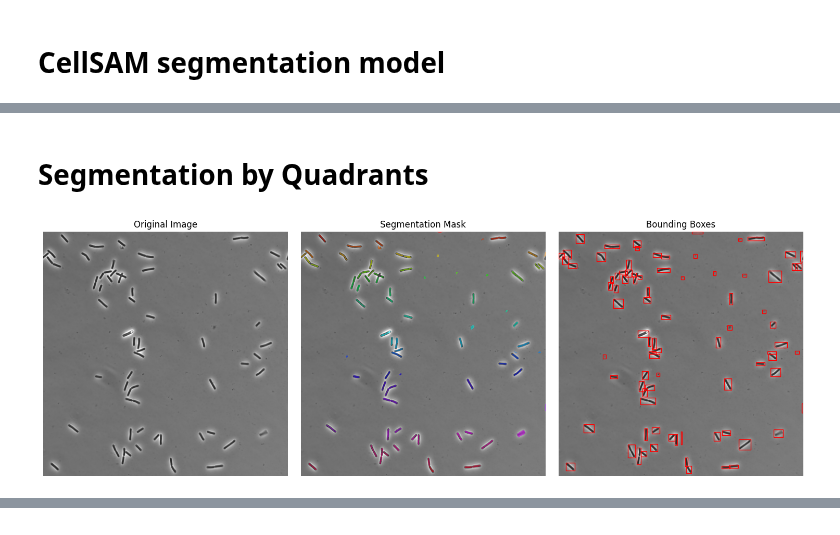
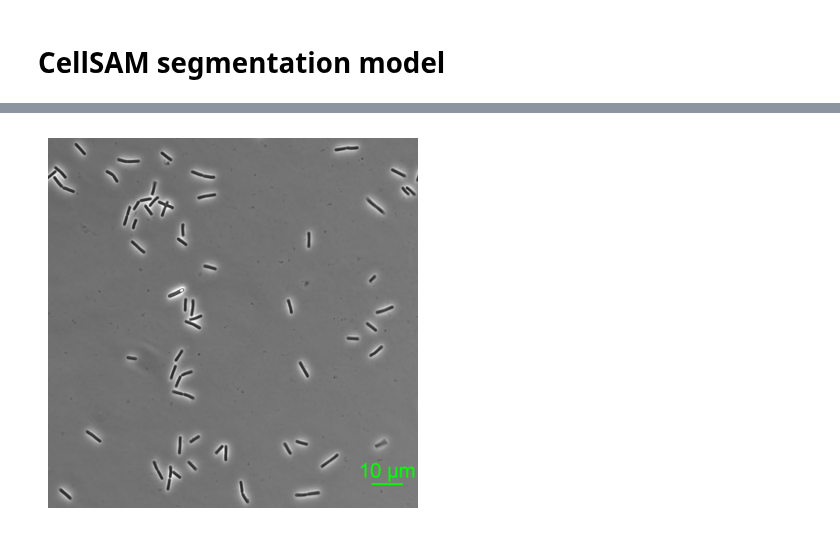
Before and after one commit to LennonLab/sporeAI, a Jupyter notebook: colab_notebooks/cellSAM_final.ipynb, the cells around one changed output, grey strips where cells are left out. Drawn from its saved outputs; the diff is of its cells as text; code cells hidden in the pictures.

```diff
--- a/colab_notebooks/cellSAM_final.ipynb
+++ b/colab_notebooks/cellSAM_final.ipynb
@@ -287,2 +232,0 @@ TODO:
-# %% [markdown]
-# Segmentation by Quadrants
@@ -480,7 +233,6 @@ class QuadrantSegmenter:
-# %%
-base_segmenter = Segmenter(bbox_threshold=0.14)
-quad_segmenter = QuadrantSegmenter(base_segmenter)
-quad_mask, quad_boxes = quad_segmenter.segment_by_quadrants(img1, remove_small_obj=True, min_size=350)
-quad_segmenter.visualize(img1, quad_mask, quad_boxes)
-# %% [output]
-[figure, removed]
+# %%
+test = CellSeg()
+# %%
+test.load_image(imgpath)
+test.visualize()
+# %% [output]
@@ -486,0 +240 @@ quad_segmenter.visualize(img1, quad_mask, quad_boxes)
+[figure, added]
```
Also changed, not shown: parts of 23 cells of this notebook, 2 other files.
